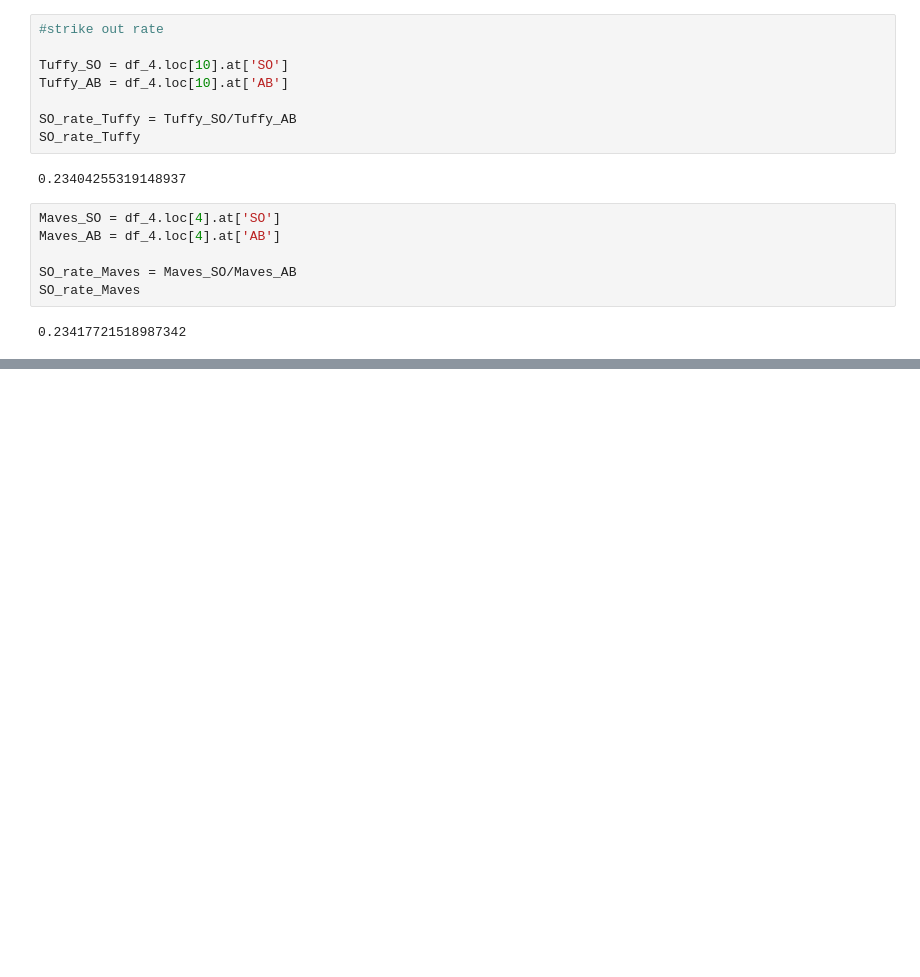
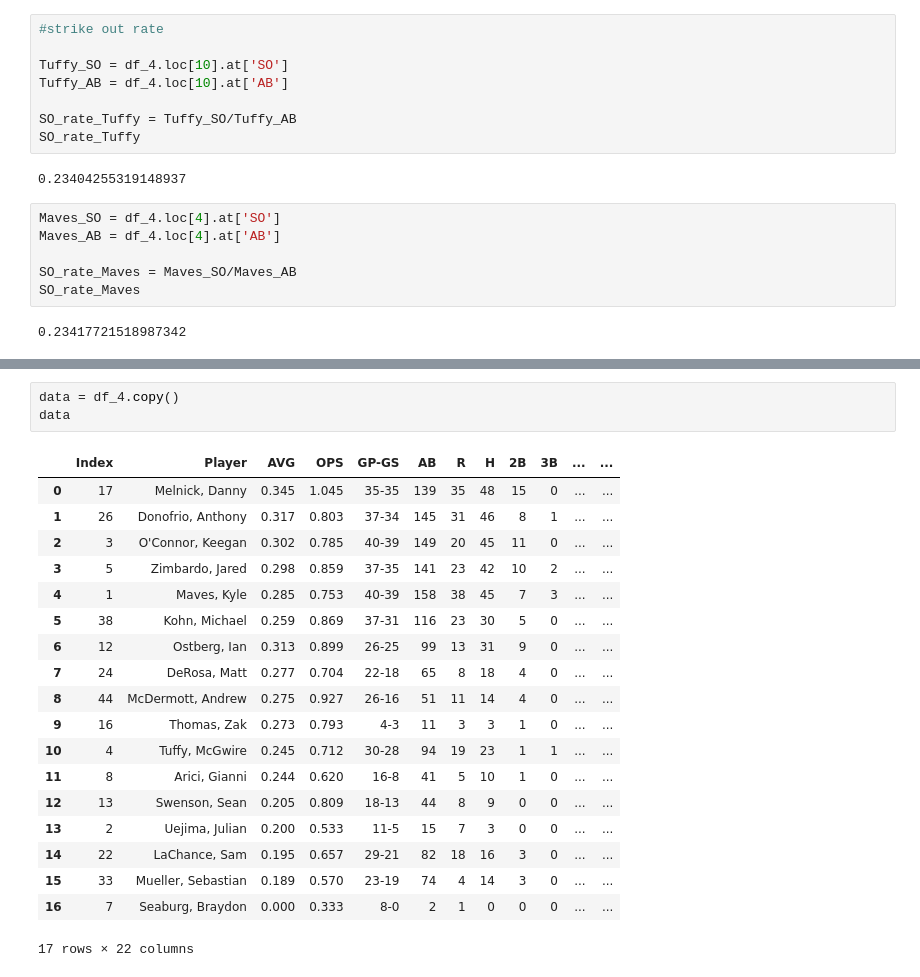
Before and after one commit to MicahlDeRosa/Baseball_stats, a Jupyter notebook: updated_data.ipynb, the cells around one changed output, grey strips where cells are left out. Saved outputs shown, nothing was run; the diff lists cells and outputs as text; blank space fills up the shorter version.

```diff
--- a/updated_data.ipynb
+++ b/updated_data.ipynb
@@ -99,0 +125,23 @@ y_mean
+# %%
+data = df_4.copy()
+data
+# %% [output]
+|  | Index | Player | AVG | OPS | GP-GS | AB | R | H | 2B | 3B | ... | ... |
+| 0 | 17 | Melnick, Danny | 0.345 | 1.045 | 35-35 | 139 | 35 | 48 | 15 | 0 | ... | ... |
+| 1 | 26 | Donofrio, Anthony | 0.317 | 0.803 | 37-34 | 145 | 31 | 46 | 8 | 1 | ... | ... |
+| 2 | 3 | O'Connor, Keegan | 0.302 | 0.785 | 40-39 | 149 | 20 | 45 | 11 | 0 | ... | ... |
+| 3 | 5 | Zimbardo, Jared | 0.298 | 0.859 | 37-35 | 141 | 23 | 42 | 10 | 2 | ... | ... |
+| 4 | 1 | Maves, Kyle | 0.285 | 0.753 | 40-39 | 158 | 38 | 45 | 7 | 3 | ... | ... |
+| 5 | 38 | Kohn, Michael | 0.259 | 0.869 | 37-31 | 116 | 23 | 30 | 5 | 0 | ... | ... |
+| 6 | 12 | Ostberg, Ian | 0.313 | 0.899 | 26-25 | 99 | 13 | 31 | 9 | 0 | ... | ... |
+| 7 | 24 | DeRosa, Matt | 0.277 | 0.704 | 22-18 | 65 | 8 | 18 | 4 | 0 | ... | ... |
+| 8 | 44 | McDermott, Andrew | 0.275 | 0.927 | 26-16 | 51 | 11 | 14 | 4 | 0 | ... | ... |
+| 9 | 16 | Thomas, Zak | 0.273 | 0.793 | 4-3 | 11 | 3 | 3 | 1 | 0 | ... | ... |
+| 10 | 4 | Tuffy, McGwire | 0.245 | 0.712 | 30-28 | 94 | 19 | 23 | 1 | 1 | ... | ... |
+| 11 | 8 | Arici, Gianni | 0.244 | 0.620 | 16-8 | 41 | 5 | 10 | 1 | 0 | ... | ... |
+| 12 | 13 | Swenson, Sean | 0.205 | 0.809 | 18-13 | 44 | 8 | 9 | 0 | 0 | ... | ... |
+| 13 | 2 | Uejima, Julian | 0.200 | 0.533 | 11-5 | 15 | 7 | 3 | 0 | 0 | ... | ... |
+| 14 | 22 | LaChance, Sam | 0.195 | 0.657 | 29-21 | 82 | 18 | 16 | 3 | 0 | ... | ... |
+| 15 | 33 | Mueller, Sebastian | 0.189 | 0.570 | 23-19 | 74 | 4 | 14 | 3 | 0 | ... | ... |
+| 16 | 7 | Seaburg, Braydon | 0.000 | 0.333 | 8-0 | 2 | 1 | 0 | 0 | 0 | ... | ... |
+17 rows × 22 columns
```
Also changed, not shown: parts of 7 cells of this notebook.
